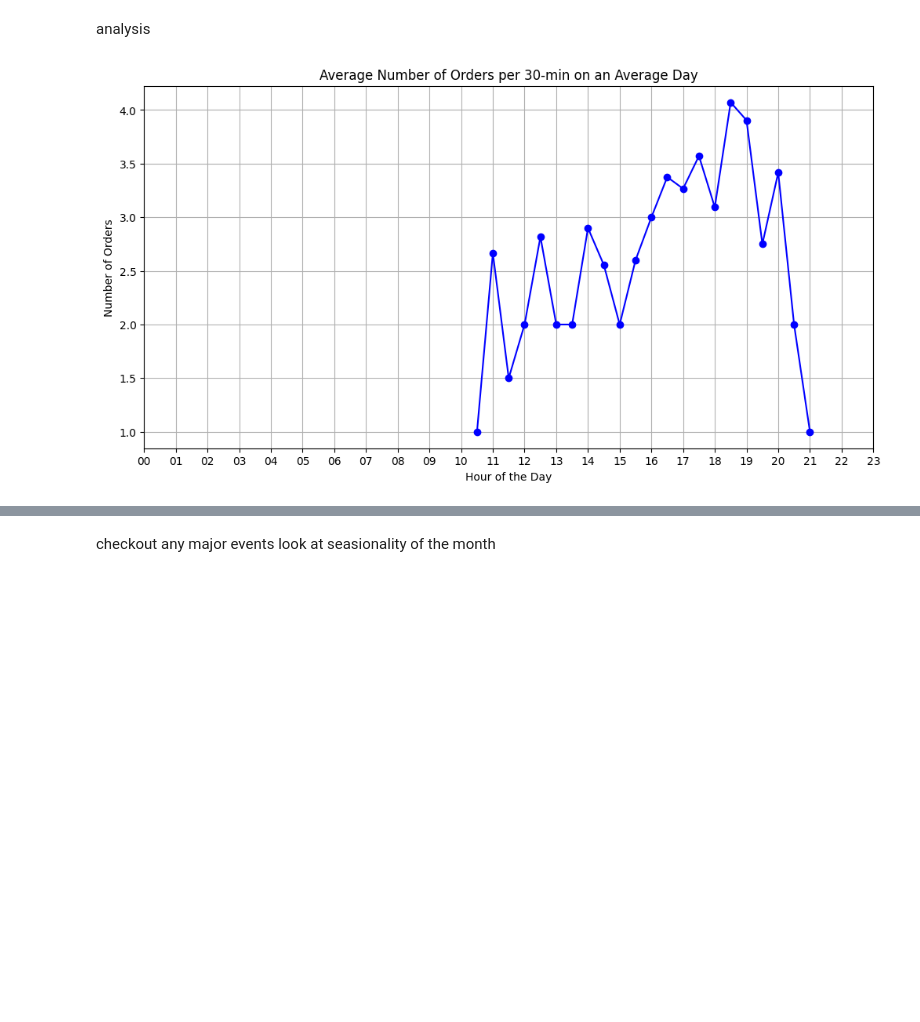
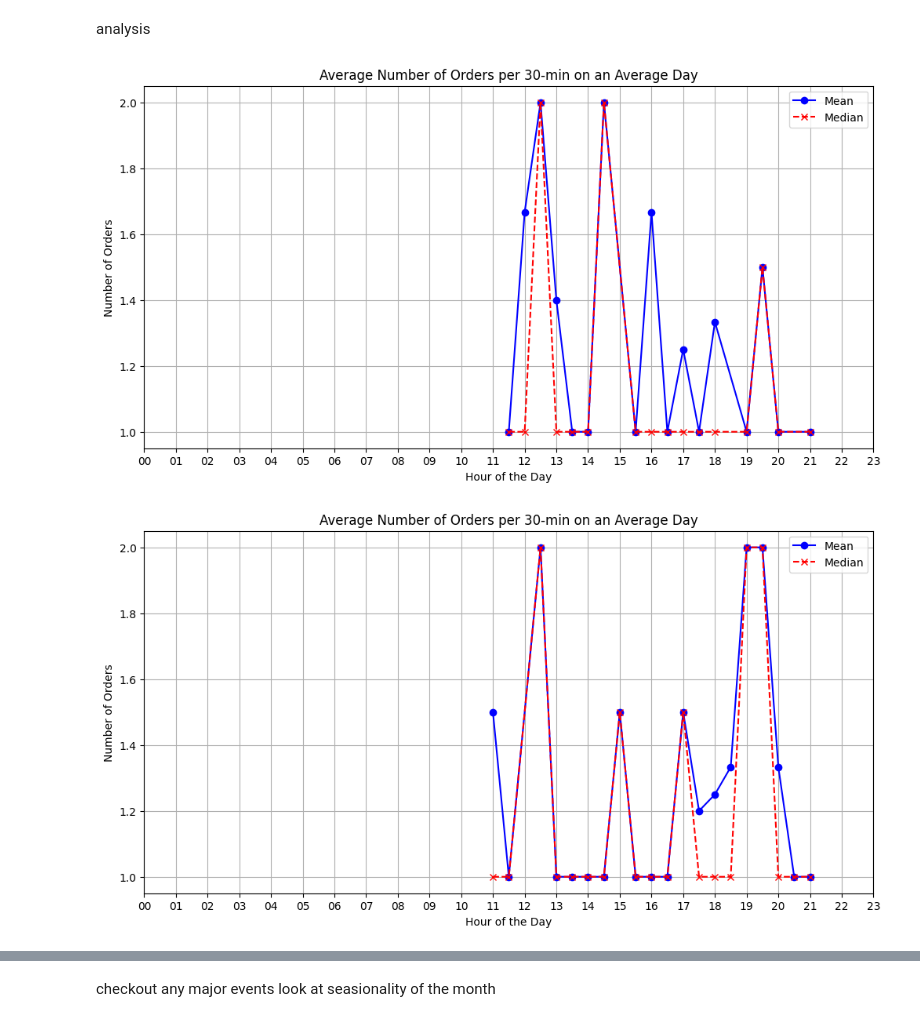
Before and after one commit to Sree5835/dynamic_pricing, a Jupyter notebook: src/dynamic_pricing/analysis/explore.ipynb, the cells around one changed output, grey strips where cells are left out. Saved outputs shown, nothing was run; the diff lists cells and outputs as text; code cells hidden in the pictures; blank space fills up the shorter version.

```diff
--- a/src/dynamic_pricing/analysis/explore.ipynb
+++ b/src/dynamic_pricing/analysis/explore.ipynb
@@ -4,6 +4,8 @@ import pandas as pd
 import matplotlib.pyplot as plt
 import itertools
 # %%
-df: pd.DataFrame = db.load_order_data("nostimo")
+conn = get_db_connection()
+
+df: pd.DataFrame = load_order_data(conn,"nostimo")
 print(df.info)
 # %% [output]
@@ -46,0 +52,15 @@ Index(['order_id', 'deliveroo_order_id', 'deliveroo_order_number',
+# %%
+pre_dp_df = df[df["item_operational_name"].str.contains("Wrap")]
+pre_dp_df = pre_dp_df[
+    (pre_dp_df["order_placed_timestamp"] >= "2023-06-26")
+    & (pre_dp_df["order_placed_timestamp"] < "2023-7-17")
+]
+pre_dp_df.info()
+
+
+post_dp_df = df[df["item_operational_name"].str.contains("Wrap")]
+post_dp_df = post_dp_df[
+    (post_dp_df["order_placed_timestamp"] >= "2023-7-17")
+    & (post_dp_df["order_placed_timestamp"] < "2023-8-07")
+]
+post_dp_df.info()
@@ -52,43 +90,52 @@ def plot_average_orders_per_interval(df: pd.DataFrame, interval: int):
     # Calculate the total number of intervals in a day based on the given interval
     num_intervals = (24 * 60) // interval
 
     # Create a new column for the interval index
     df["interval_index"] = (
         df[order_timestamp].dt.hour * 60
         + df[order_timestamp].dt.minute
     ) // interval
 
     # Calculate the actual average number of orders for each interval on an average day
     actual_average_orders = (
         df.groupby(["interval_index", df[order_timestamp].dt.date])
         .size()
         .groupby("interval_index")
         .mean()
     )
 
+    # Calculate the median number of orders for each interval on an average day
+    median_orders = (
+        df.groupby(["interval_index", df[order_timestamp].dt.date])
+        .size()
+        .groupby("interval_index")
+        .median()
+    )
+
     # Generate the x-axis labels for the hour of the day
     x_labels = [f"{hour:02d}" for hour in range(24)]
 
-    # Plotting the expected orders per interval
+    # Plotting both mean and median
     plt.figure(figsize=(12, 6))
     plt.plot(
-        actual_average_orders, marker="o", linestyle="-", color="blue", markersize=6
+        actual_average_orders, marker="o", linestyle="-", color="blue", markersize=6, label="Mean"
+    )
+    plt.plot(
+        median_orders, marker="x", linestyle="--", color="red", markersize=6, label="Median"
     )
     plt.xlabel("Hour of the Day")
-    plt.ylabel("Number of Orders")45
+    plt.ylabel("Number of Orders")
     plt.title(f"Average Number of Orders per {interval}-min on an Average Day")
     plt.xticks(range(0, num_intervals, 60 // interval), x_labels)
     plt.grid(True)
+    plt.legend()
     plt.show()
 
-df["interval_index"] = (
-        df["order_placed_timestamp"].dt.hour * 60
-        + df["order_placed_timestamp"].dt.minute
-    ) // 30
-
-plot_average_orders_per_interval(df,interval=30)
+plot_average_orders_per_interval(pre_dp_df, interval=30)
+plot_average_orders_per_interval(post_dp_df, interval=30)
 # %% [output]
-[figure, old version]
+[figure, new version]
+[figure, added]
 # %%
 def plot_average_revenue_per_interval(df, interval):
     order_timestamp = "order_placed_timestamp"
```
Also changed, not shown: parts of 11 cells of this notebook, 2 other files.
